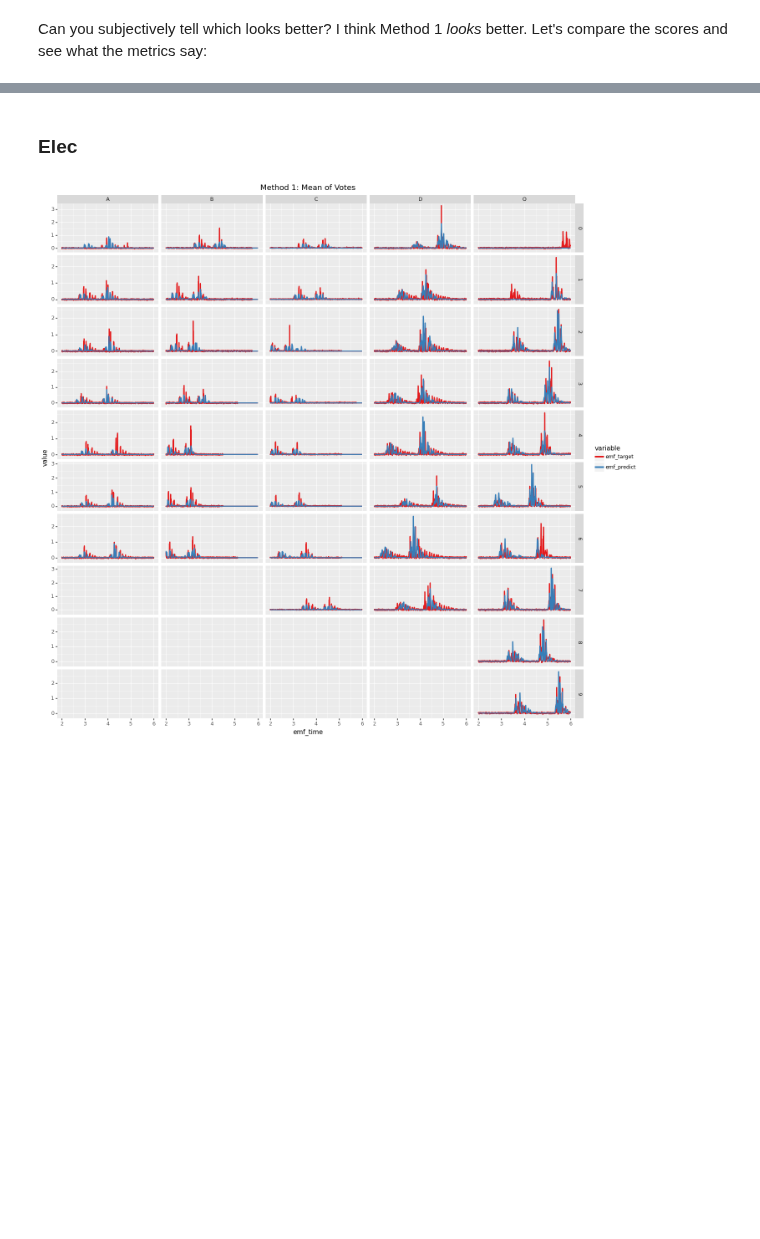
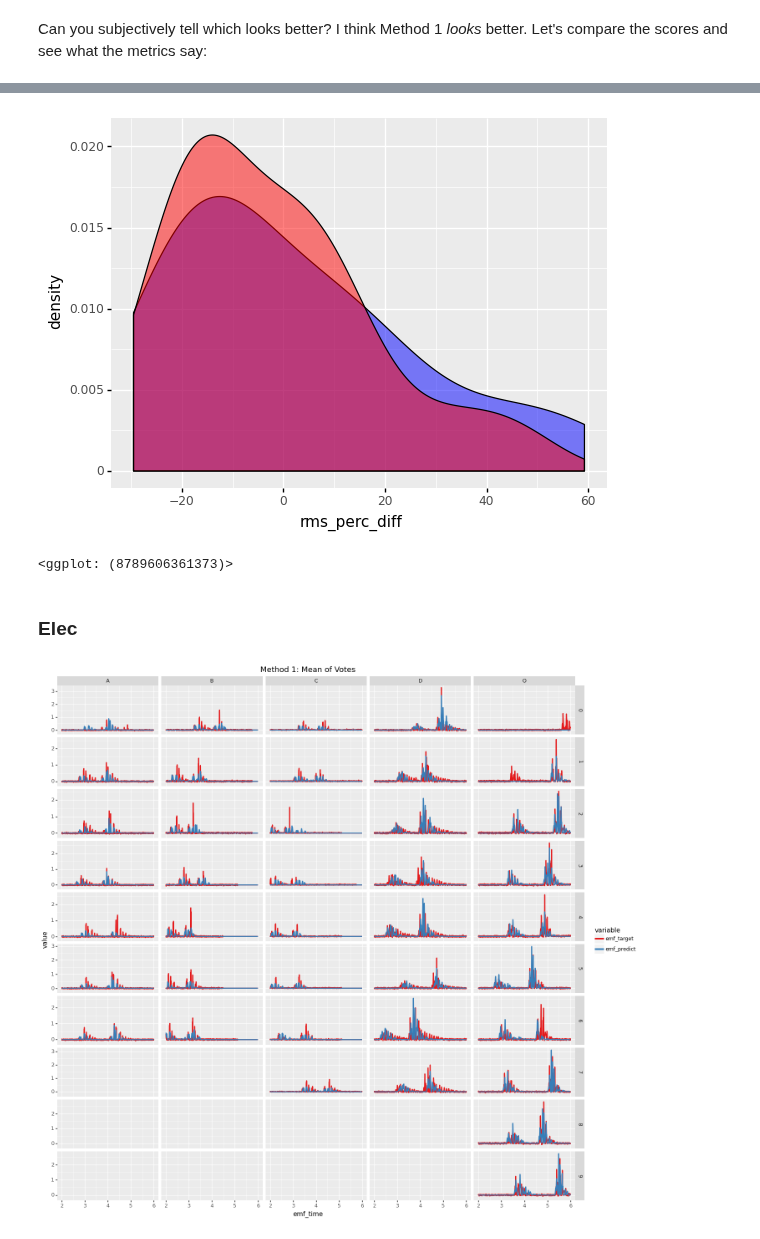
Before and after one commit to mnicstruwig/FlexibleFluxSimulator, a Jupyter notebook: experiments/2021-03-03-Optimal-Design-Comparison.ipynb, the cells around one changed output, grey strips where cells are left out. Cells and saved outputs as stored; diff of their text form; code cells hidden in the pictures; blank space fills up the shorter version.

```diff
--- a/experiments/2021-03-03-Optimal-Design-Comparison.ipynb
+++ b/experiments/2021-03-03-Optimal-Design-Comparison.ipynb
@@ -585,11 +544,15 @@ from typing import List
 m1_scores = parse_results(results_m1, which_component='mech')['scores']
 m2_scores = parse_results(results_m2, which_component='mech')['scores']
 
-# Let's first drop our worst performers
-def drop_bad(df: pd.DataFrame, devices: List[str], amount_to_drop: List[int]) -> pd.DataFrame:
+def drop_bad(
+    df: pd.DataFrame,
+    devices: List[str],
+    amount_to_drop: List[int]
+) -> pd.DataFrame:
+    """Drop the worst performers."""
     indexes_to_drop = []
     for dev, num_to_drop in zip(devices, amount_to_drop):
-        to_drop = df.query(f'device == "{dev}"').sort_values(by='y_diff_dtw_norm', ascending=False).index[0:num_to_drop].tolist()
+        to_drop = df.query(f'device == "{dev}"').sort_values(by='emf_dtw_norm', ascending=False).index[0:num_to_drop].tolist()
         indexes_to_drop = indexes_to_drop + to_drop
     df_filtered = df.drop(indexes_to_drop)
     return df_filtered
@@ -639,3 +615,10 @@ dtype: float64
+# %%
+p = ggplot()
+p + geom_density(aes(x='rms_perc_diff'), data=m1_scores_filtered, fill='blue', alpha=0.5) \
+ + geom_density(aes(x='rms_perc_diff'), data=m2_scores_filtered, fill='red', alpha=0.5)
+# %% [output]
+[figure, added]
+<ggplot: (8789606361373)>
 # %% [markdown]
 ### Elec
 # %%
```
Also changed, not shown: parts of 25 cells of this notebook, 2 other files.
